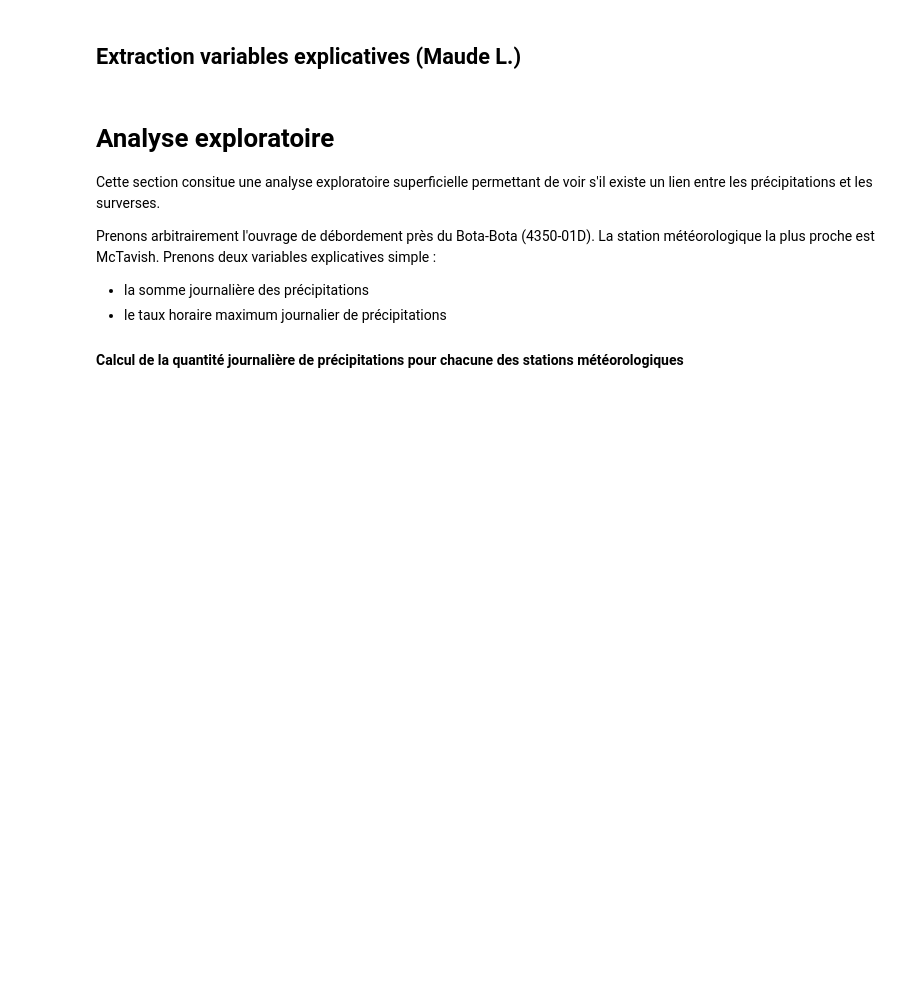
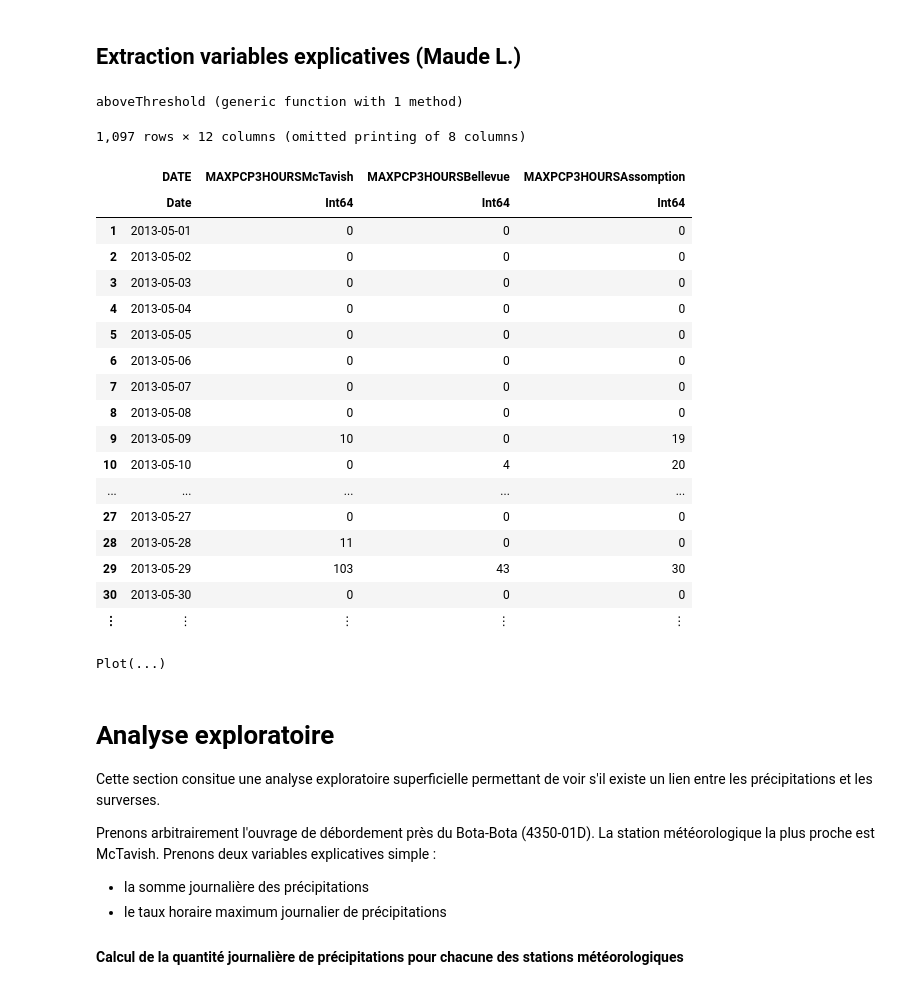
Before and after one commit to gafaua/projetMTH3302, a Jupyter notebook: ProjetA19.ipynb, the cells around one changed output. Cells and saved outputs as stored; diff of their text form; code cells hidden in the pictures; blank space fills up the shorter version.

Commit message:
Ajout variables explicatives max3hours

```diff
--- a/ProjetA19.ipynb
+++ b/ProjetA19.ipynb
@@ -251,6 +250,65 @@ surverse_vieuxMontreal = DataFrame(DATE=filtered_surverse[:, 2], VIEUXMONTREAL=f
 
 filtered_surverse = filter(row -> row.NO_OUVRAGE == ouvrage[5], surverse_df)
 surverse_verdun = DataFrame(DATE=filtered_surverse[:, 2], VERDUN=filtered_surverse[:, 3]);
+# %%
+function aboveThreshold(x::Array{Int64,1}, threshold::Int64)
+    num = 0
+    for j=1:length(x)
+        if x[j] > threshold
+            num += 1
+        end
+    end
+    return num
+end
+# %% [output]
+aboveThreshold (generic function with 1 method)
+# %%
+df_3h = DataFrame(DATE=X_pcp_sum[:, :date], MAXPCP3HOURSMcTavish=zeros(Int64, length(X_pcp_sum[:,1])), MAXPCP3HOURSBellevue=zeros(Int64, length(X_pcp_sum[:,1])), MAXPCP3HOURSAssomption=zeros(Int64, length(X_pcp_sum[:,1])), MAXPCP3HOURSTrudeau=zeros(Int64, length(X_pcp_sum[:,1])), MAXPCP3HOURSStHubert=zeros(Int64, length(X_pcp_sum[:,1])), NUMBLOCKMcTavish=zeros(Int64, length(X_pcp_sum[:,1])), NUMBLOCKBellevue=zeros(Int64, length(X_pcp_sum[:,1])), NUMBLOCKAssomption=zeros(Int64, length(X_pcp_sum[:,1])), NUMBLOCKStHubert=zeros(Int64, length(X_pcp_sum[:,1])), NUMBLOCKTrudeau=zeros(Int64, length(X_pcp_sum[:,1])))
+for i=1:length(X_pcp_sum[:,1])-1
+    for j=2:6
+        df_3h[i, j] = findmax(X_pcp_three_hours[((i-1)*24)+1:i*24, j+1])[1]
+    end
+    for j=7:11
+        df_3h[i, j] = aboveThreshold(X_pcp_three_hours[((i-1)*24)+1:i*24, j-4], 50)
+    end
+end
+# %%
+df_3h_3260 = copy(df_3h)
+df_3h_3260.SURVERSE = zeros(Int64, length(df_3h[:,1]))
+missing = []
+for i=1:length(df_3h_3260[:,1])
+    surverse = filter(x -> x.DATE == df_3h[i, :DATE] && x.NO_OUVRAGE == "3260-01D", surverse_df).SURVERSE
+    if length(surverse) != 0
+        df_3h_3260[i, :SURVERSE] = surverse[1]
+    else
+        push!(missing, i)
+    end
+end
+deleterows!(df_3h_3260, missing)
+# %% [output]
+1,097 rows × 12 columns (omitted printing of 8 columns)
+|  | DATE | MAXPCP3HOURSMcTavish | MAXPCP3HOURSBellevue | MAXPCP3HOURSAssomption |
+|  | Date | Int64 | Int64 | Int64 |
+| 1 | 2013-05-01 | 0 | 0 | 0 |
+| 2 | 2013-05-02 | 0 | 0 | 0 |
+| 3 | 2013-05-03 | 0 | 0 | 0 |
+| 4 | 2013-05-04 | 0 | 0 | 0 |
+| 5 | 2013-05-05 | 0 | 0 | 0 |
+| 6 | 2013-05-06 | 0 | 0 | 0 |
+| 7 | 2013-05-07 | 0 | 0 | 0 |
+| 8 | 2013-05-08 | 0 | 0 | 0 |
+| 9 | 2013-05-09 | 10 | 0 | 19 |
+| 10 | 2013-05-10 | 0 | 4 | 20 |
+| ... | ... | ... | ... | ... |
+| 27 | 2013-05-27 | 0 | 0 | 0 |
+| 28 | 2013-05-28 | 11 | 0 | 0 |
+| 29 | 2013-05-29 | 103 | 43 | 30 |
+| 30 | 2013-05-30 | 0 | 0 | 0 |
+| ⋮ | ⋮ | ⋮ | ⋮ | ⋮ |
+# %%
+plot(df_3h_3260,x="MAXPCP3HOURSMcTavish", y="NUMBLOCKMcTavish", color=:SURVERSE, Geom.point)
+# %% [output]
+Plot(...)
 # %% [markdown]
 # Analyse exploratoire
 
```
Also changed, not shown: parts of 4 cells of this notebook.
